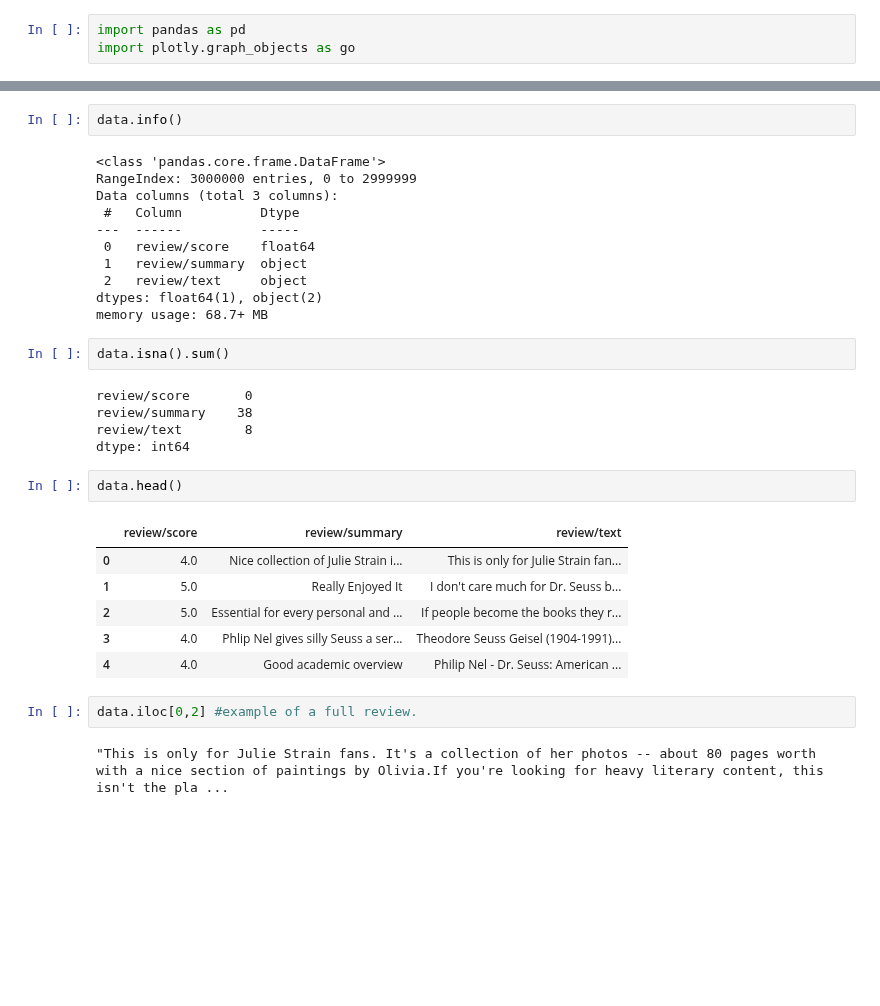
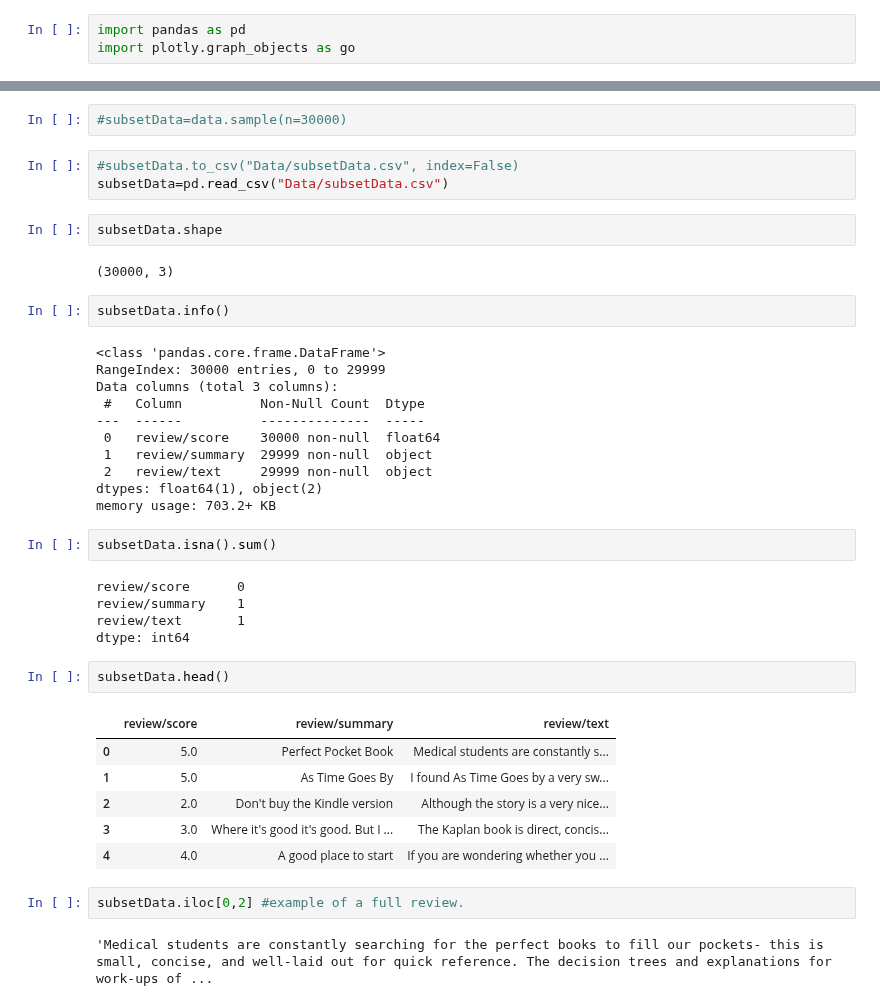
Before and after one commit to XinnGuan/DST_Assessment2, a Jupyter notebook: Xin/Untitled.ipynb, the cells around one changed output, grey strips where cells are left out. Cells and saved outputs as stored; diff of their text form; blank space fills up the shorter version.

```diff
--- a/Xin/Untitled.ipynb
+++ b/Xin/Untitled.ipynb
@@ -10,37 +44,46 @@ data.shape
 # %% [output]
 (3000000, 3)
+# %%
+#subsetData=data.sample(n=30000)
+# %%
+#subsetData.to_csv("Data/subsetData.csv", index=False)
+subsetData=pd.read_csv("Data/subsetData.csv")
+# %%
+subsetData.shape
+# %% [output]
+(30000, 3)
 # %%
-data.info()
+subsetData.info()
 # %% [output]
 <class 'pandas.core.frame.DataFrame'>
-RangeIndex: 3000000 entries, 0 to 2999999
+RangeIndex: 30000 entries, 0 to 29999
 Data columns (total 3 columns):
- #   Column          Dtype
----  ------          -----
- 0   review/score    float64
- 1   review/summary  object
- 2   review/text     object
+ #   Column          Non-Null Count  Dtype
+---  ------          --------------  -----
+ 0   review/score    30000 non-null  float64
+ 1   review/summary  29999 non-null  object
+ 2   review/text     29999 non-null  object
 dtypes: float64(1), object(2)
-memory usage: 68.7+ MB
+memory usage: 703.2+ KB
 # %%
-data.isna().sum()
+subsetData.isna().sum()
 # %% [output]
-review/score       0
-review/summary    38
-review/text        8
+review/score      0
+review/summary    1
+review/text       1
 dtype: int64
 # %%
-data.head()
+subsetData.head()
 # %% [output]
 |  | review/score | review/summary | review/text |
-| 0 | 4.0 | Nice collection of Julie Strain i... | This is only for Julie Strain fan... |
-| 1 | 5.0 | Really Enjoyed It | I don't care much for Dr. Seuss b... |
-| 2 | 5.0 | Essential for every personal and ... | If people become the books they r... |
-| 3 | 4.0 | Phlip Nel gives silly Seuss a ser... | Theodore Seuss Geisel (1904-1991)... |
-| 4 | 4.0 | Good academic overview | Philip Nel - Dr. Seuss: American ... |
+| 0 | 5.0 | Perfect Pocket Book | Medical students are constantly s... |
+| 1 | 5.0 | As Time Goes By | I found As Time Goes by a very sw... |
+| 2 | 2.0 | Don't buy the Kindle version | Although the story is a very nice... |
+| 3 | 3.0 | Where it's good it's good. But I ... | The Kaplan book is direct, concis... |
+| 4 | 4.0 | A good place to start | If you are wondering whether you ... |
 # %%
-data.iloc[0,2] #example of a full review.
+subsetData.iloc[0,2] #example of a full review.
 # %% [output]
-"This is only for Julie Strain fans. It's a collection of her photos -- about 80 pages worth with a nice section of paintings by Olivia.If you're looking for heavy literary content, this isn't the pla ...
+'Medical students are constantly searching for the perfect books to fill our pockets- this is small, concise, and well-laid out for quick reference. The decision trees and explanations for work-ups of ...
 # %%
 colors = ['indigo', 'darkviolet','mediumorchid','violet','thistle']
```
Also changed, not shown: parts of 6 cells of this notebook, 1 other file.
